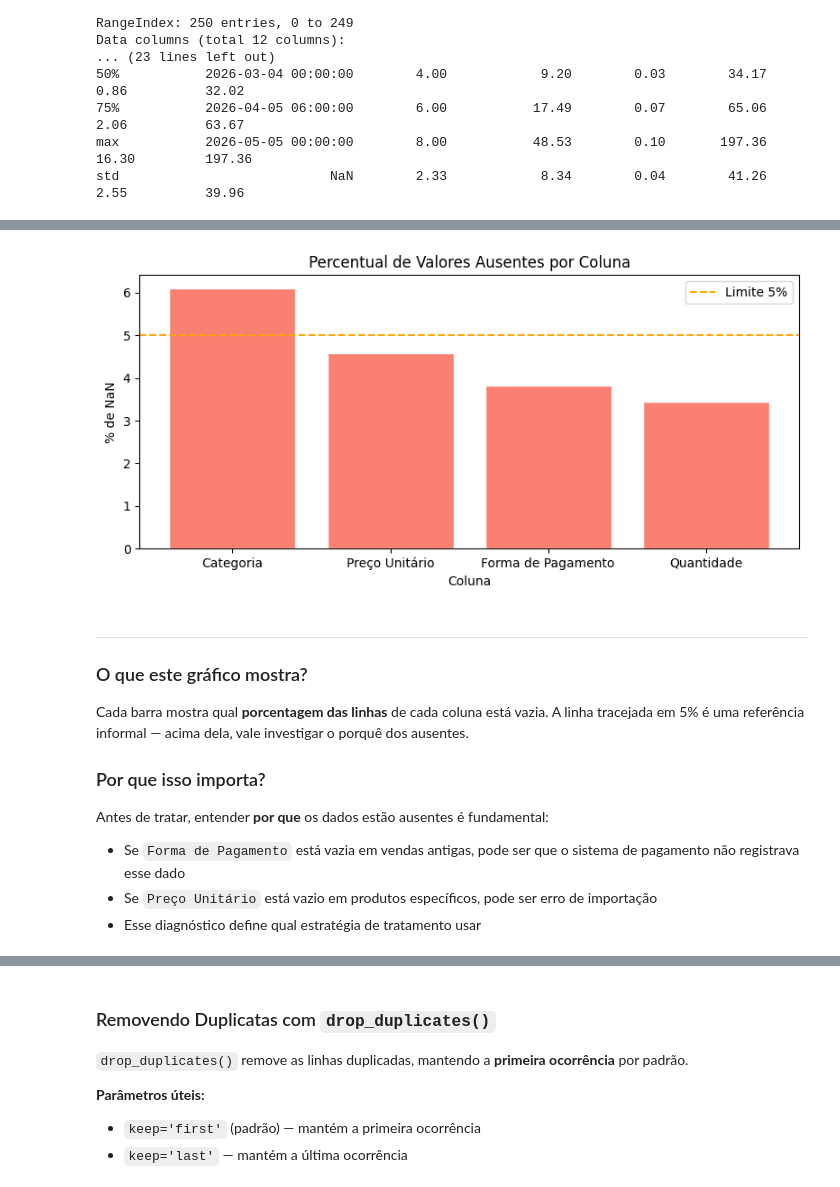
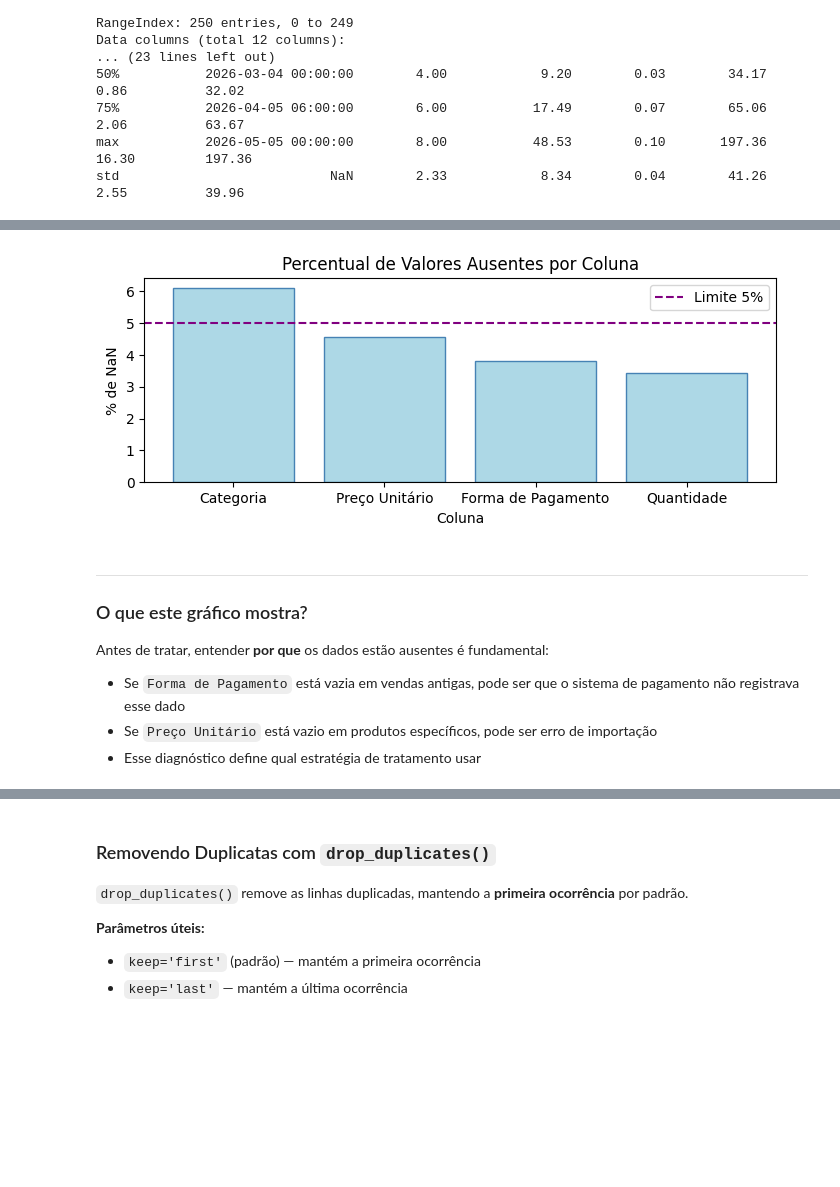
Before and after one commit to cfneves/turma02-visualizacao-de-dados, a Jupyter notebook: alunos/jonatas_mag/semana_06/notebooks/aula01/aula_01jhm.ipynb, the cells around one changed output, grey strips where cells are left out. Saved outputs shown, nothing was run; the diff lists cells and outputs as text; code cells hidden in the pictures; blank space fills up the shorter version.

```diff
--- a/alunos/jonatas_mag/semana_06/notebooks/aula01/aula_01jhm.ipynb
+++ b/alunos/jonatas_mag/semana_06/notebooks/aula01/aula_01jhm.ipynb
@@ -17,11 +17,12 @@ O arquivo `base_vendas_supermercado.xlsx` está na pasta `base/`, que fica **ao
 import pandas as pd
 import numpy as np
 import matplotlib.pyplot as plt
+import warnings
+import openpyxl
 
 # Caminho relativo: sobe uma pasta (../) e entra em base/
-my_base = (r"C:\Users\ENG PC\turma-visualizacao-de-dados\alunos\jonatas_mag\semana_06\notebooks\base\base_vendas_supermercado.xlsx"
-)
-df = pd.read_excel(my_base)
+warnings.filterwarnings("ignore", category=UserWarning, module="openpyxl")
+df = pd.read_excel("../base/base_vendas_supermercado.xlsx")
 
 print(f"Dataset carregado: {df.shape[0]} linhas x {df.shape[1]} colunas")
 print(f"Período das vendas: {df['Data'].min().date()} até {df['Data'].max().date()}")
@@ -204,27 +198,22 @@ for coluna, pct in pct_nan_filtrado.items():
 # %%
 # Gráfico de barras: % de ausentes por coluna
 pct_nan = df_sujo.isnull().mean() * 100
 pct_nan = pct_nan[pct_nan > 0].sort_values(ascending=False)
 
-plt.figure(figsize=(8, 4))
-plt.bar(pct_nan.index, pct_nan.values, color='salmon', edgecolor='white')
-plt.axhline(5, color='orange', linestyle='--', linewidth=1.5, label='Limite 5%')
+plt.figure(figsize=(7, 3))
+plt.bar(pct_nan.index, pct_nan.values, color='lightblue', edgecolor='steelblue')
+plt.axhline(5, color='purple', linestyle='--', linewidth=1.5, label='Limite 5%')
 plt.title('Percentual de Valores Ausentes por Coluna')
 plt.xlabel('Coluna')
 plt.ylabel('% de NaN')
 plt.legend()
 plt.tight_layout()
 plt.show()
 # %% [output]
-[figure, old version]
+[figure, new version]
 # %% [markdown]
 ---
 ### O que este gráfico mostra?
-
-Cada barra mostra qual **porcentagem das linhas** de cada coluna está vazia. A linha tracejada em 5% é uma referência informal — acima dela, vale investigar o porquê dos ausentes.
-
-### Por que isso importa?
-
 Antes de tratar, entender **por que** os dados estão ausentes é fundamental:
 - Se `Forma de Pagamento` está vazia em vendas antigas, pode ser que o sistema de pagamento não registrava esse dado
 - Se `Preço Unitário` está vazio em produtos específicos, pode ser erro de importação
```
Also changed, not shown: parts of 25 cells of this notebook, 1 other file.
